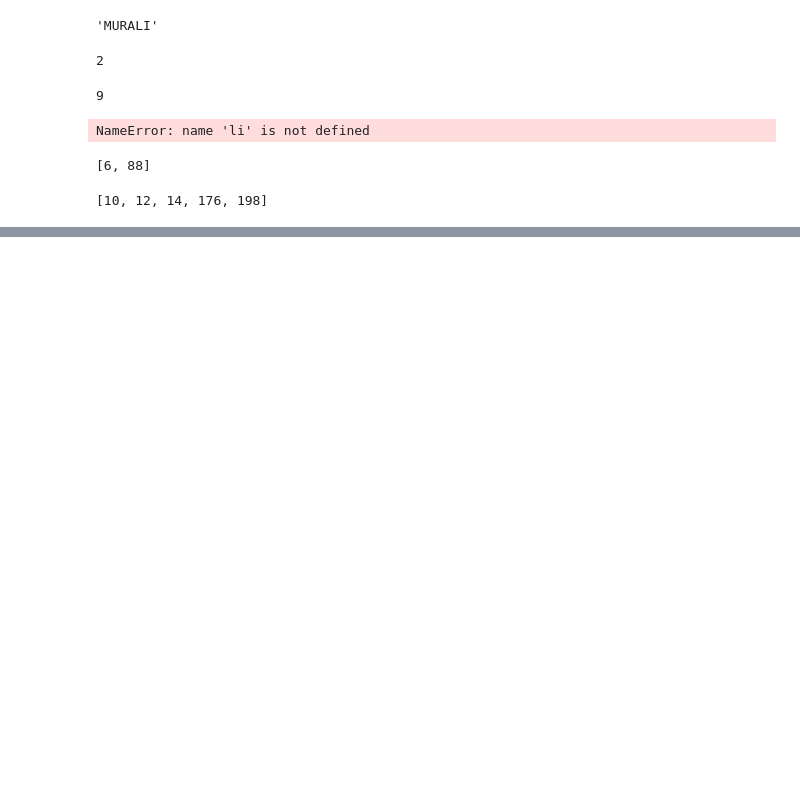
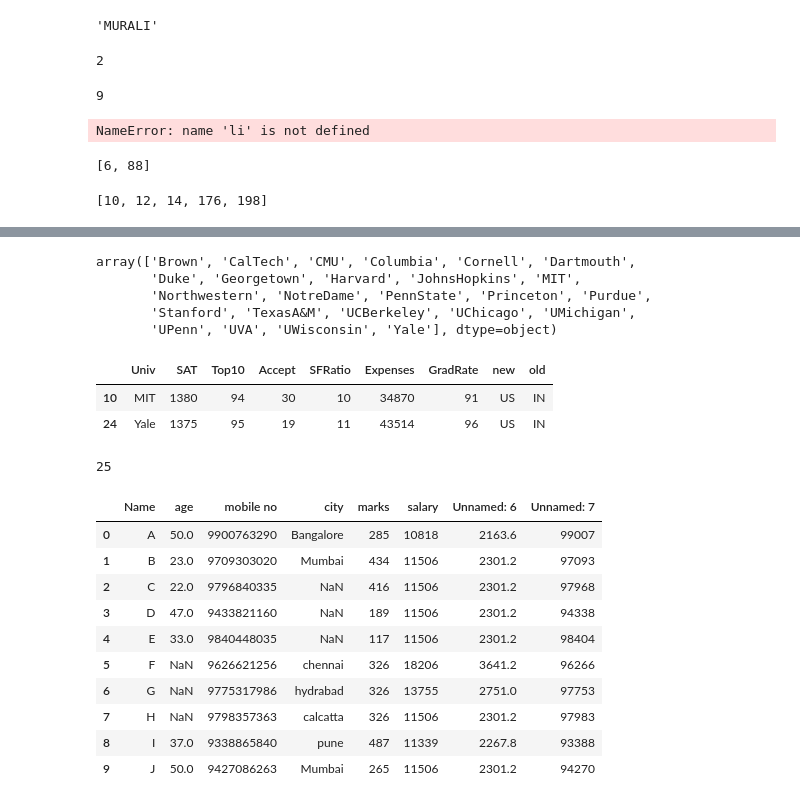
Before and after one commit to Thillaikkarasan208/Basic-scripts-Python-mini, a Jupyter notebook: module1 & 2.ipynb, the cells around one changed output, grey strips where cells are left out. Saved outputs shown, nothing was run; the diff lists cells and outputs as text; code cells hidden in the pictures; blank space fills up the shorter version.

```diff
--- a/module1 & 2.ipynb
+++ b/module1 & 2.ipynb
@@ -1923,0 +1898,8 @@ query -> select only univ column
+# %%
+university["Univ"].unique()
+# %% [output]
+array(['Brown', 'CalTech', 'CMU', 'Columbia', 'Cornell', 'Dartmouth',
+       'Duke', 'Georgetown', 'Harvard', 'JohnsHopkins', 'MIT',
+       'Northwestern', 'NotreDame', 'PennState', 'Princeton', 'Purdue',
+       'Stanford', 'TexasA&M', 'UCBerkeley', 'UChicago', 'UMichigan',
+       'UPenn', 'UVA', 'UWisconsin', 'Yale'], dtype=object)
@@ -1923,0 +1908,28 @@ query -> select only univ column
+# %%
+sam
+# %% [output]
+|  | Univ | SAT | Top10 | Accept | SFRatio | Expenses | GradRate | new | old |
+| 10 | MIT | 1380 | 94 | 30 | 10 | 34870 | 91 | US | IN |
+| 24 | Yale | 1375 | 95 | 19 | 11 | 43514 | 96 | US | IN |
+# %%
+len(university)
+# %% [output]
+25
+# %%
+# missing values
+import pandas as pd
+ad = pd.read_csv("Advertising.csv")
+# %%
+ad
+# %% [output]
+|  | Name | age | mobile no | city | marks | salary | Unnamed: 6 | Unnamed: 7 |
+| 0 | A | 50.0 | 9900763290 | Bangalore | 285 | 10818 | 2163.6 | 99007 |
+| 1 | B | 23.0 | 9709303020 | Mumbai | 434 | 11506 | 2301.2 | 97093 |
+| 2 | C | 22.0 | 9796840335 | NaN | 416 | 11506 | 2301.2 | 97968 |
+| 3 | D | 47.0 | 9433821160 | NaN | 189 | 11506 | 2301.2 | 94338 |
+| 4 | E | 33.0 | 9840448035 | NaN | 117 | 11506 | 2301.2 | 98404 |
+| 5 | F | NaN | 9626621256 | chennai | 326 | 18206 | 3641.2 | 96266 |
+| 6 | G | NaN | 9775317986 | hydrabad | 326 | 13755 | 2751.0 | 97753 |
+| 7 | H | NaN | 9798357363 | calcatta | 326 | 11506 | 2301.2 | 97983 |
+| 8 | I | 37.0 | 9338865840 | pune | 487 | 11339 | 2267.8 | 93388 |
+| 9 | J | 50.0 | 9427086263 | Mumbai | 265 | 11506 | 2301.2 | 94270 |
```
Also changed, not shown: parts of 395 cells of this notebook.
